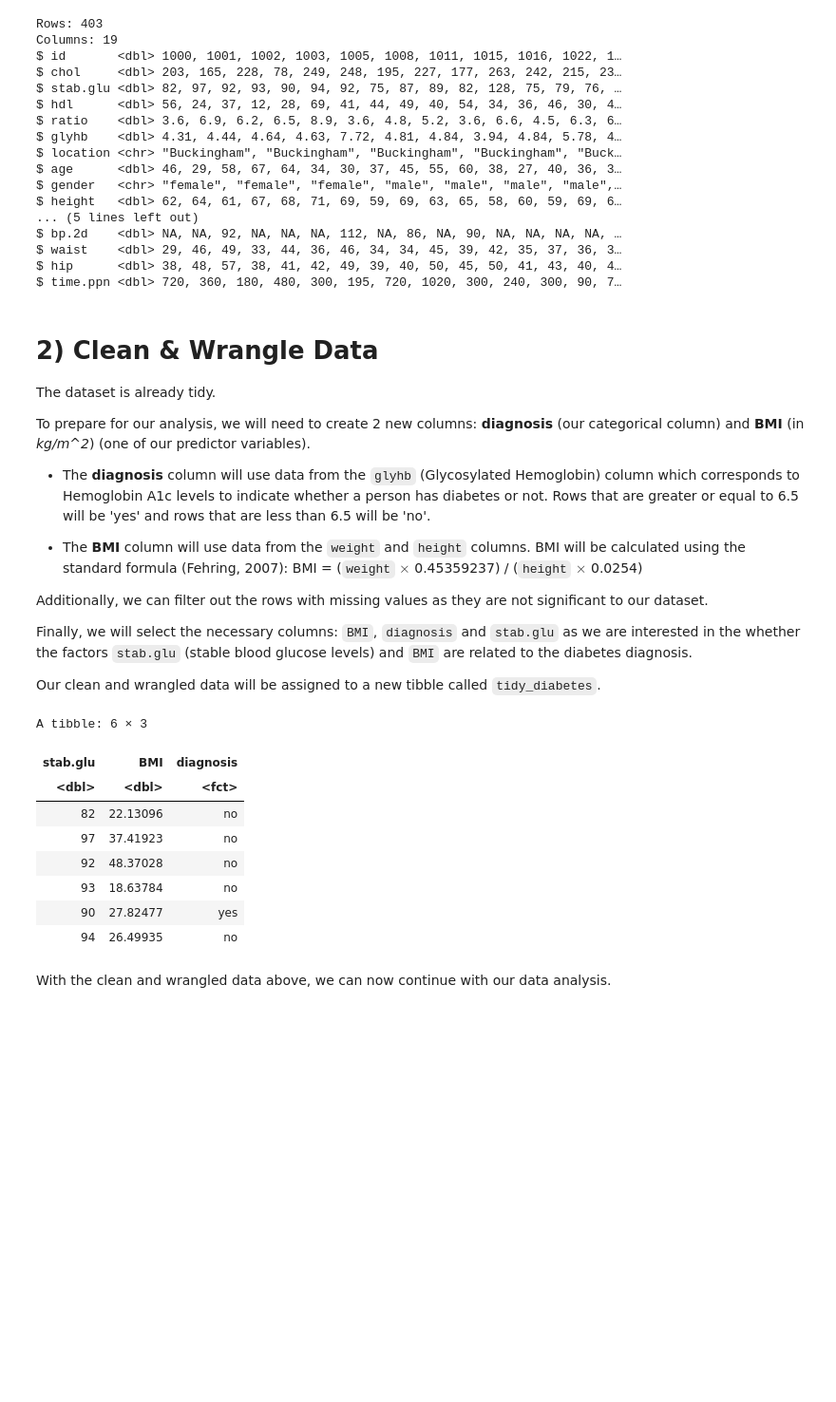
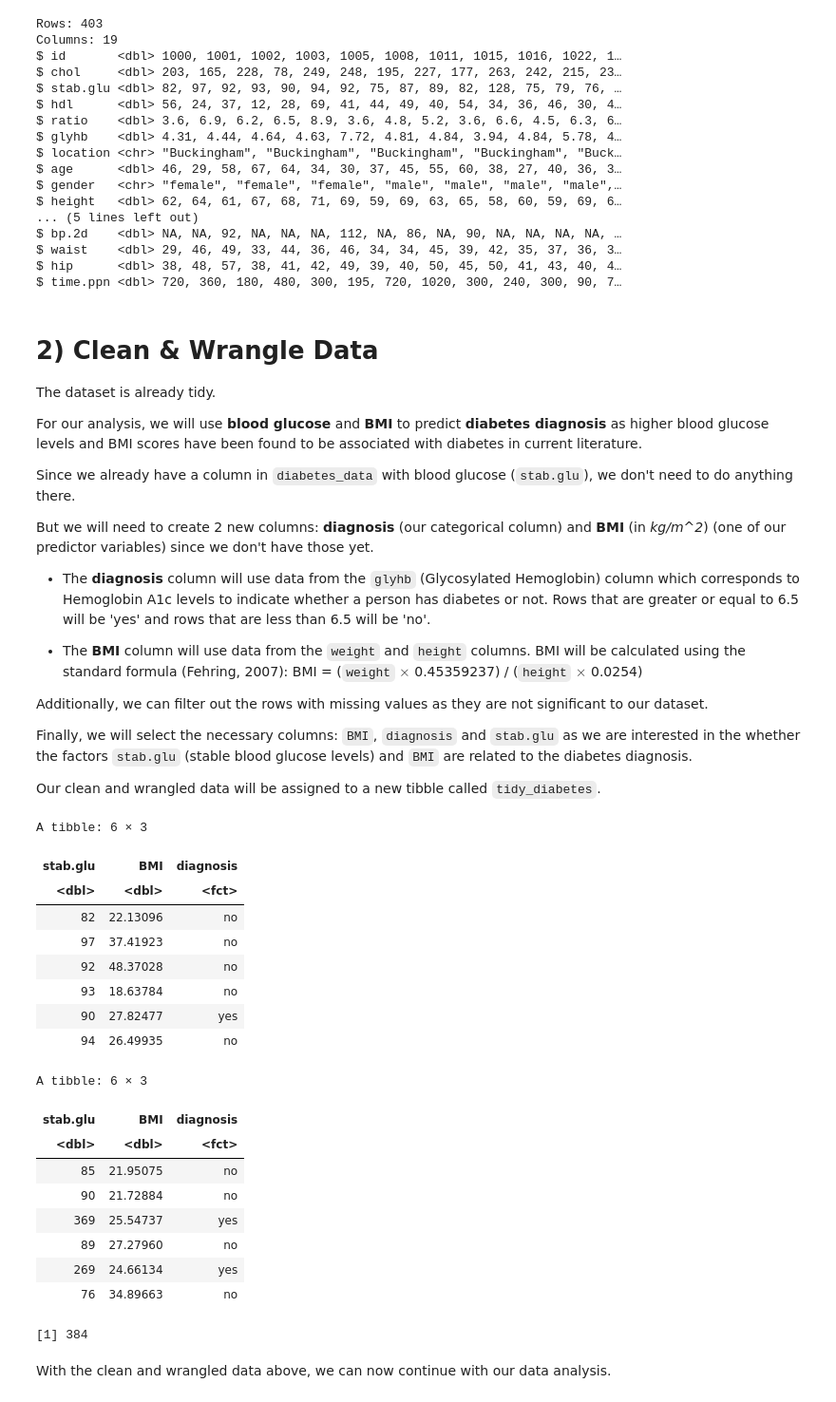
Before and after one commit to wmma2/group_18_project, a Jupyter notebook: Final_report.ipynb, the cells around one changed output. Shown at 95% size. Saved outputs shown, nothing was run; the diff lists cells and outputs as text; code cells hidden in the pictures; blank space fills up the shorter version.

```diff
--- a/Final_report.ipynb
+++ b/Final_report.ipynb
@@ -99,7 +99,11 @@ $ time.ppn <dbl> 720, 360, 180, 480, 300, 195, 720, 1020, 300, 240, 300, 90, 7
 
 The dataset is already tidy.
 
-To prepare for our analysis, we will need to create 2 new columns: **diagnosis** (our categorical column) and **BMI** (in *kg/m^2*) (one of our predictor variables).
+For our analysis, we will use **blood glucose** and **BMI** to predict **diabetes diagnosis** as higher blood glucose levels and BMI scores have been found to be associated with diabetes in current literature.
+
+Since we already have a column in `diabetes_data` with blood glucose (`stab.glu`), we don't need to do anything there.
+
+But we will need to create 2 new columns: **diagnosis** (our categorical column) and **BMI** (in *kg/m^2*) (one of our predictor variables) since we don't have those yet.
 
 - The **diagnosis** column will use data from the `glyhb` (Glycosylated Hemoglobin) column which corresponds to Hemoglobin A1c levels to indicate whether a person has diabetes or not. Rows that are greater or equal to 6.5 will be 'yes' and rows that are less than 6.5 will be 'no'.
 
@@ -113,32 +117,44 @@ Our clean and wrangled data will be assigned to a new tibble called `tidy_diabet
 # %%
 tidy_diabetes <- diabetes_data |>
 
 #Create 'diagnosis' column
         mutate(diagnosis = if_else(glyhb >= 6.5, "yes", "no")) |>
         mutate(diagnosis = as_factor(diagnosis))|>
 
 #Create 'BMI' column
         mutate(height_m = height*0.0254,
                weight_kg = weight*0.45359237,
                BMI = weight_kg/height_m^2) |>
 
 #Filter missing values
         filter(!is.na(glyhb + BMI + stab.glu)) |>
 
 #Select necessary columns
         select(stab.glu, BMI, diagnosis)
 
 head(tidy_diabetes)
+tail(tidy_diabetes)
+nrow(tidy_diabetes)
 # %% [output]
 A tibble: 6 × 3
 | stab.glu | BMI | diagnosis |
 | <dbl> | <dbl> | <fct> |
 | 82 | 22.13096 | no |
 | 97 | 37.41923 | no |
 | 92 | 48.37028 | no |
 | 93 | 18.63784 | no |
 | 90 | 27.82477 | yes |
 | 94 | 26.49935 | no |
+A tibble: 6 × 3
+| stab.glu | BMI | diagnosis |
+| <dbl> | <dbl> | <fct> |
+| 85 | 21.95075 | no |
+| 90 | 21.72884 | no |
+| 369 | 25.54737 | yes |
+| 89 | 27.27960 | no |
+| 269 | 24.66134 | yes |
+| 76 | 34.89663 | no |
+[1] 384
 # %% [markdown]
 With the clean and wrangled data above, we can now continue with our data analysis.
 # %% [markdown]
```
Also changed, not shown: parts of 15 cells of this notebook.
